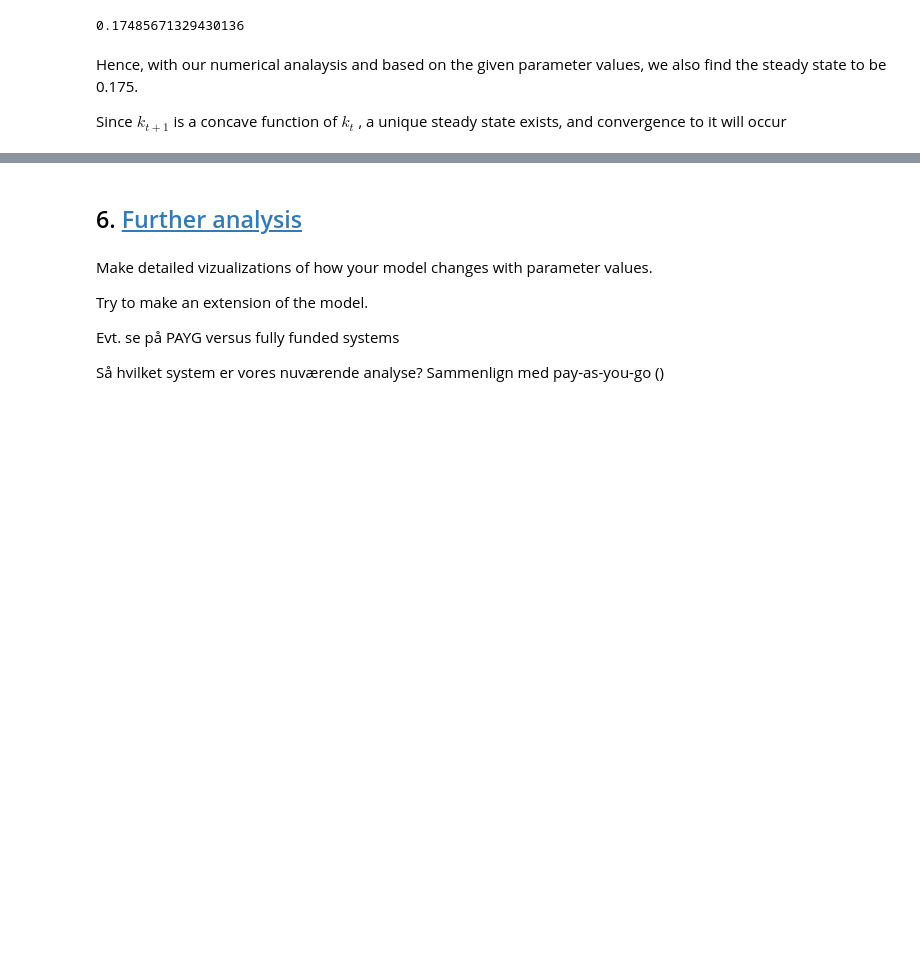
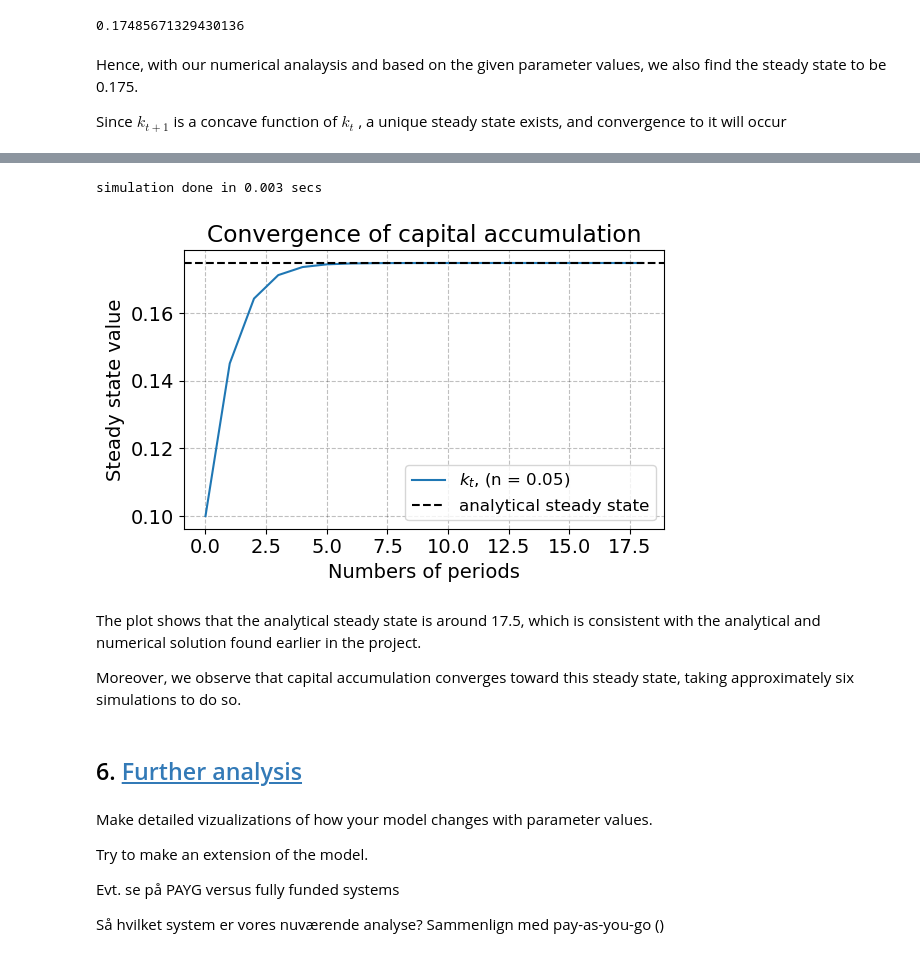
Before and after one commit to NumEconCopenhagen/projects-2024-Simon-C-og-Jens-H, a Jupyter notebook: modelproject/modelproject.ipynb, the cells around one changed output, grey strips where cells are left out. Drawn from its saved outputs; the diff is of its cells as text; code cells hidden in the pictures; blank space fills up the shorter version.

Commit message:
numerical and plot

```diff
--- a/modelproject/modelproject.ipynb
+++ b/modelproject/modelproject.ipynb
@@ -168,3 +168,12 @@ result.root
 Hence, with our numerical analaysis and based on the given parameter values, we also find the steady state to be 0.175.
 
 Since $k_{t+1}$ is a concave function of $k_{t}$ , a unique steady state exists, and convergence to it will occur
+# %%
+#This code initiates the simulation of the model.
+from modelproject import modelclass
+
+model = modelclass()
+par = model.par
+sim = model.sim
+
+model.sim_results()
@@ -171,3 +198,25 @@ Since $k_{t+1}$ is a concave function of $k_{t}$ , a unique steady state exists,
+# %%
+# a. Calling our simulation and storing new variables
+model.simulate()
+
+# b. Plotting the simulation
+fig = plt.figure(figsize=(6,6/1.5))
+ax = fig.add_subplot(1,1,1)
+ax.plot(model.sim.k,label=r'$k_{t}$, (n = 0.05)') # Plotting k
+ax.axhline(ks_1,ls='--',color='black',label='analytical steady state') # Plotting the analytical steady state
+ax.legend(frameon=True,fontsize=12)
+ax.set_title('Convergence of capital accumulation')
+ax.set_xlabel('Numbers of periods')
+ax.set_ylabel('Steady state value')
+fig.tight_layout()
+sim_k_old = model.sim.k.copy() # Creating a copy of the steady state simulation for later
+# %% [output]
+simulation done in 0.003 secs
+[figure, added]
+# %% [markdown]
+The plot shows that the analytical steady state is around 17.5, which is consistent with the analytical and numerical solution found earlier in the project.
+
+Moreover, we observe that capital accumulation converges toward this steady state, taking approximately six simulations to do so.
 # %% [markdown]
 ## 6. <a id='toc6_'></a>[Further analysis](#toc6_)
 # %% [markdown]
```
Also changed, not shown: parts of 2 cells of this notebook, 1 other file.
